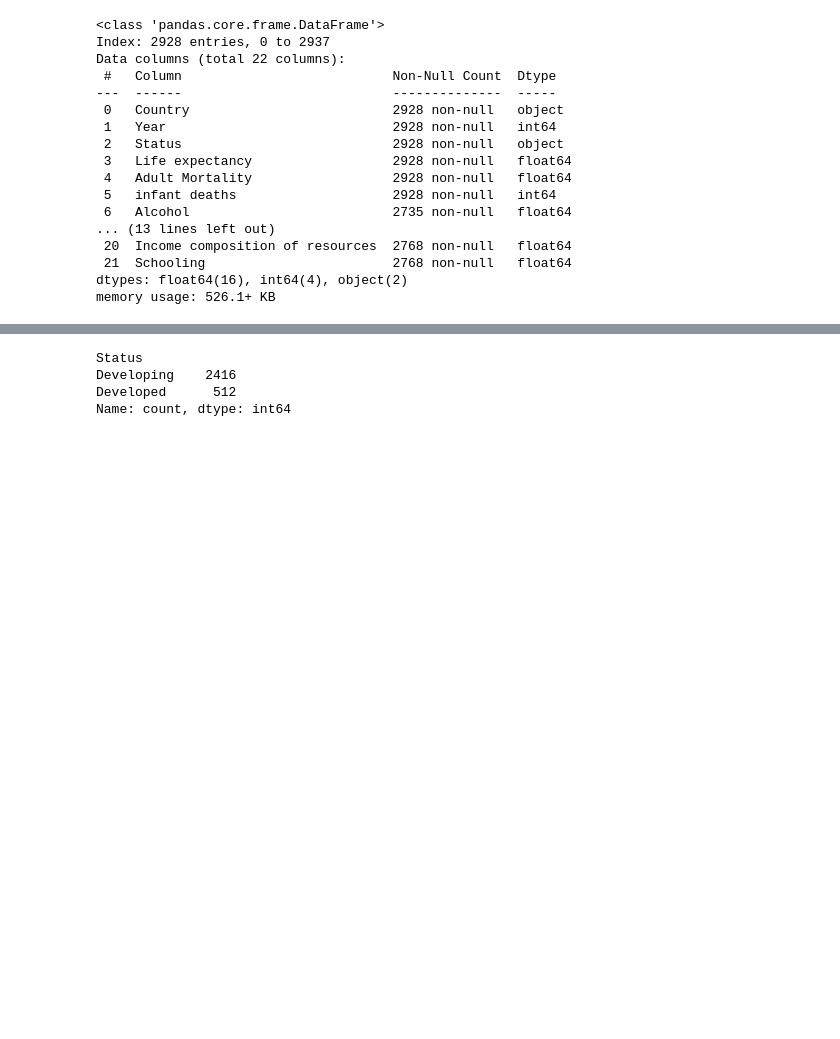
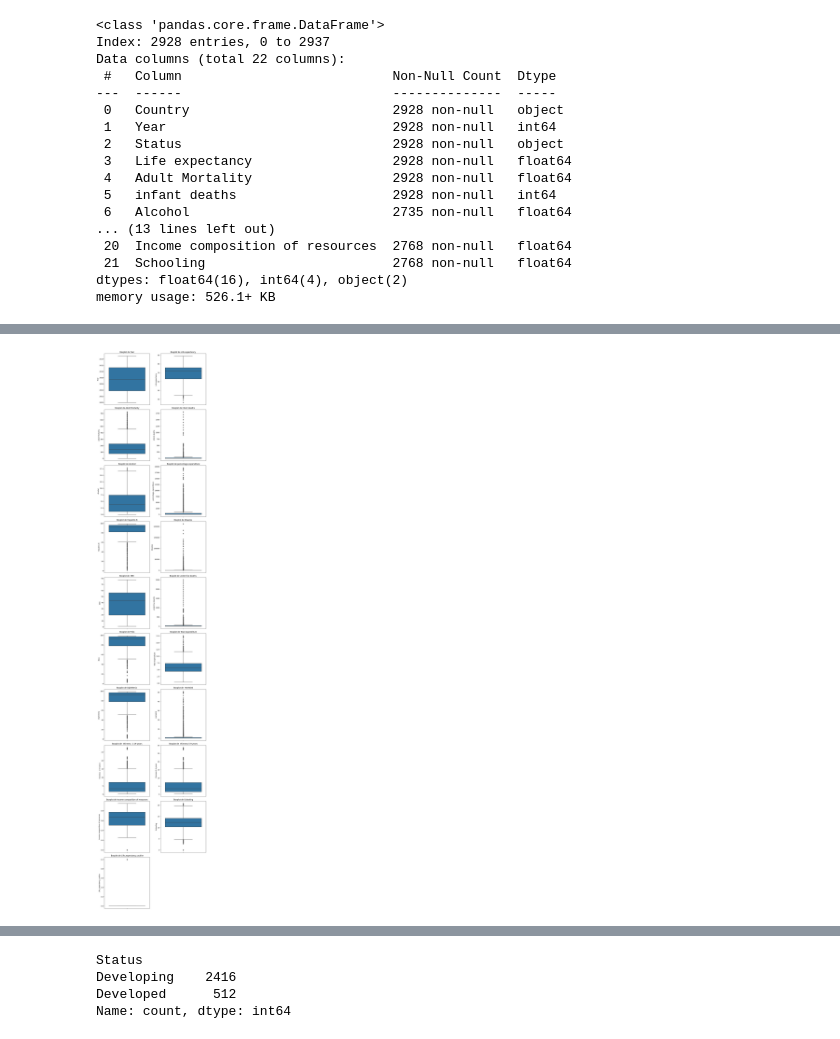
Before and after one commit to jpmrdad26/Projetos-Ciencia-de-dados, a Jupyter notebook: CRISP-DM Projeto Final.ipynb, the cells around one changed output, grey strips where cells are left out. Cells and saved outputs as stored; diff of their text form; code cells hidden in the pictures; blank space fills up the shorter version.

```diff
--- a/CRISP-DM Projeto Final.ipynb
+++ b/CRISP-DM Projeto Final.ipynb
@@ -377,0 +436,3 @@ memory usage: 526.1+ KB
+# %%
+# excluindo colunas 'Population', 'Hepatitis B','GDP
+df_2 = df_2.drop(['Population','GDP'], axis=1)
@@ -377,0 +466,6 @@ memory usage: 526.1+ KB
+# %%
+# Seleciona apenas as colunas numéricas
+colunas_numericas = df_2.select_dtypes(include=['number']).columns
+
+# Substitui valores nulos pela mediana apenas nas colunas numéricas
+df_2[colunas_numericas] = df_2[colunas_numericas].fillna(df_2[colunas_numericas].median())
@@ -377,0 +500,28 @@ memory usage: 526.1+ KB
+# %%
+# Selecionar apenas as colunas numéricas do DataFrame
+numeric_columns = df_2.select_dtypes(include='number').columns
+
+# Definir o número de colunas e linhas para os subplots
+ncols = 2
+nrows = (len(numeric_columns) + ncols - 1) // ncols  # Número de linhas necessário
+
+# Definir o tamanho da figura
+fig, axes = plt.subplots(nrows=nrows, ncols=ncols, figsize=(ncols * 5, nrows * 5))
+
+# Ajustar para o caso em que há apenas uma linha ou uma coluna
+axes = axes.flatten()
+
+# Loop para criar um boxplot para cada coluna numérica
+for i, column in enumerate(numeric_columns):
+    sns.boxplot(y=df_2[column], ax=axes[i])
+    axes[i].set_title(f'Boxplot de {column}')
+
+# Se houver subplots adicionais que não foram utilizados, removê-los
+for j in range(len(numeric_columns), len(axes)):
+    fig.delaxes(axes[j])
+
+# Ajusta o layout para evitar sobreposição
+plt.tight_layout()
+plt.show()
+# %% [output]
+[figure, added]
```
Also changed, not shown: parts of 64 cells of this notebook.
